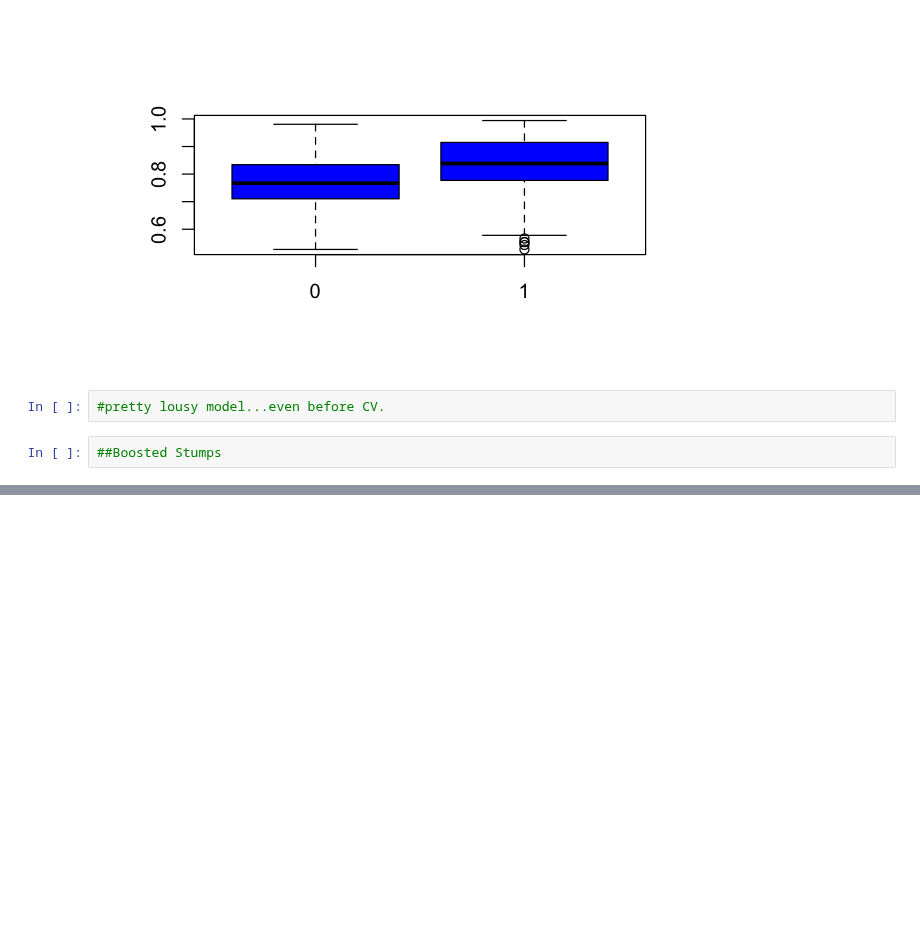
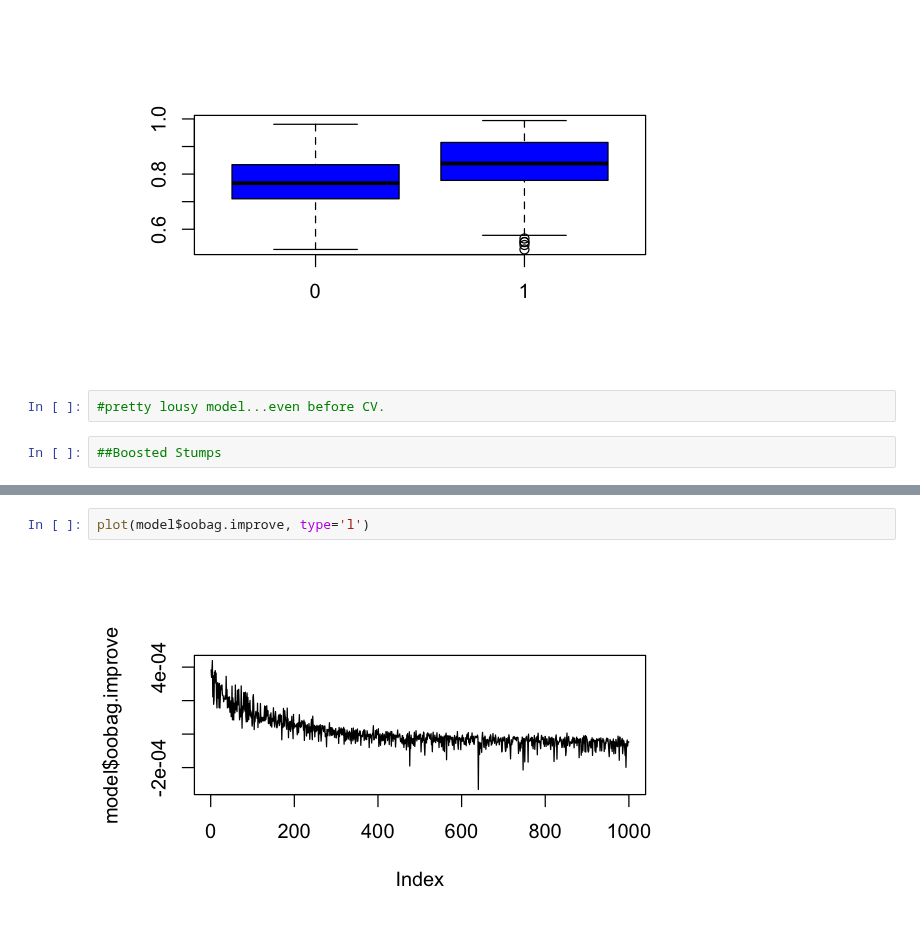
Before and after one commit to cturner500/DoPLER, a Jupyter notebook: R_funnel_analysis.ipynb, the cells around one changed output, grey strips where cells are left out. Cells and saved outputs as stored; diff of their text form; blank space fills up the shorter version.

```diff
--- a/R_funnel_analysis.ipynb
+++ b/R_funnel_analysis.ipynb
@@ -328,0 +334,4 @@ auc
+# %%
+plot(model$oobag.improve, type='l')
+# %% [output]
+[figure, added]
```
Also changed, not shown: parts of 5 cells of this notebook.
